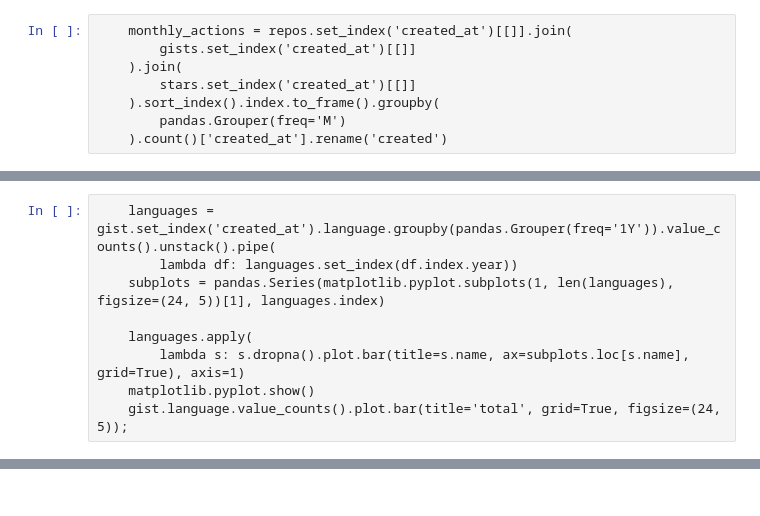
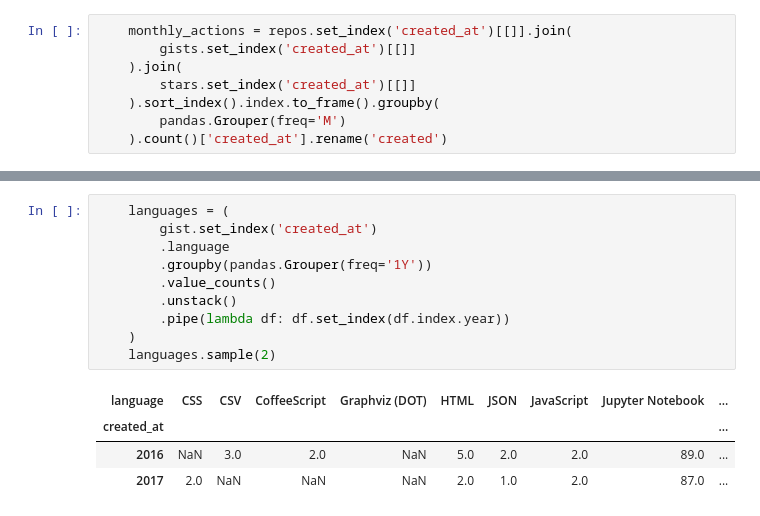
Before and after one commit to tonyfast/idiomatic-pandas, a Jupyter notebook: idiomatic_pandas/demo.ipynb, the cells around one changed output, grey strips where cells are left out. Drawn from its saved outputs; the diff is of its cells as text.

```diff
--- a/idiomatic_pandas/demo.ipynb
+++ b/idiomatic_pandas/demo.ipynb
@@ -163,9 +219,0 @@ Method chaingm
-# %%
-    languages = gist.set_index('created_at').language.groupby(pandas.Grouper(freq='1Y')).value_counts().unstack().pipe(
-        lambda df: languages.set_index(df.index.year))
-    subplots = pandas.Series(matplotlib.pyplot.subplots(1, len(languages), figsize=(24, 5))[1], languages.index)
-
-    languages.apply(
-        lambda s: s.dropna().plot.bar(title=s.name, ax=subplots.loc[s.name], grid=True), axis=1)
-    matplotlib.pyplot.show()
-    gist.language.value_counts().plot.bar(title='total', grid=True, figsize=(24, 5));
@@ -230,0 +264,15 @@ dtype: int64
+# %%
+    languages = (
+        gist.set_index('created_at')
+        .language
+        .groupby(pandas.Grouper(freq='1Y'))
+        .value_counts()
+        .unstack()
+        .pipe(lambda df: df.set_index(df.index.year))
+    )
+    languages.sample(2)
+# %% [output]
+| language | CSS | CSV | CoffeeScript | Graphviz (DOT) | HTML | JSON | JavaScript | Jupyter Notebook | ... |
+| created_at |  |  |  |  |  |  |  |  | ... |
+| 2016 | NaN | 3.0 | 2.0 | NaN | 5.0 | 2.0 | 2.0 | 89.0 | ... |
+| 2017 | 2.0 | NaN | NaN | NaN | 2.0 | 1.0 | 2.0 | 87.0 | ... |
```
Also changed, not shown: parts of 73 cells of this notebook, 7 other files.
